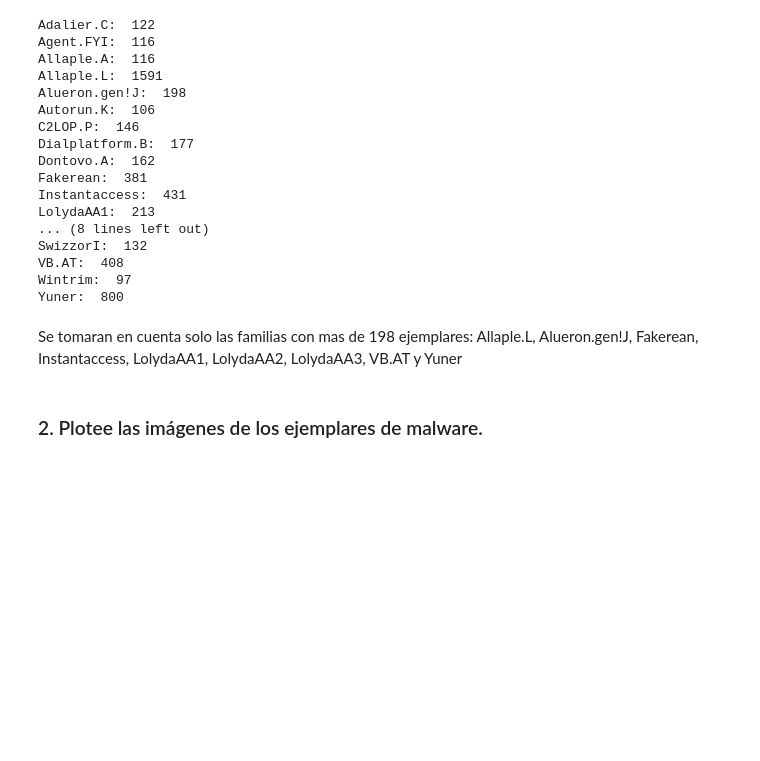
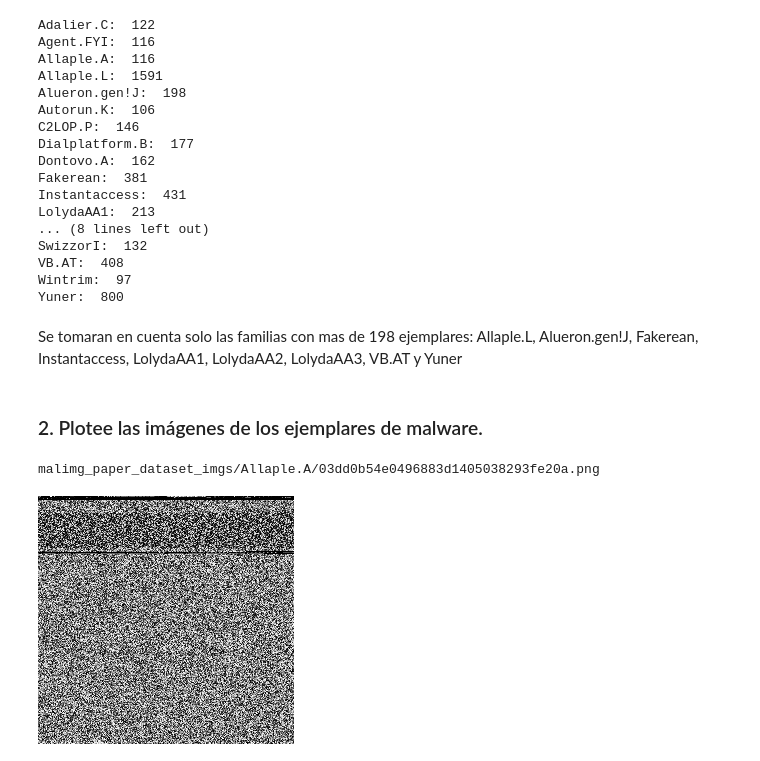
Before and after one commit to sergiomarchena16/lab7-sds, a Jupyter notebook: main.ipynb, the cells around one changed output. Saved outputs shown, nothing was run; the diff lists cells and outputs as text; code cells hidden in the pictures; blank space fills up the shorter version.

```diff
--- a/main.ipynb
+++ b/main.ipynb
@@ -88,0 +89,10 @@ Se tomaran en cuenta solo las familias con mas de 198 ejemplares: Allaple.L, Alu
+# %%
+# Allaple.L
+
+img = random.choice(Allaple)
+dir = 'malimg_paper_dataset_imgs/Allaple.A/' + img
+print(dir)
+display(Image(filename=dir))
+# %% [output]
+malimg_paper_dataset_imgs/Allaple.A/03dd0b54e0496883d1405038293fe20a.png
+[figure, added]
```
Also changed, not shown: parts of 10 cells of this notebook.
